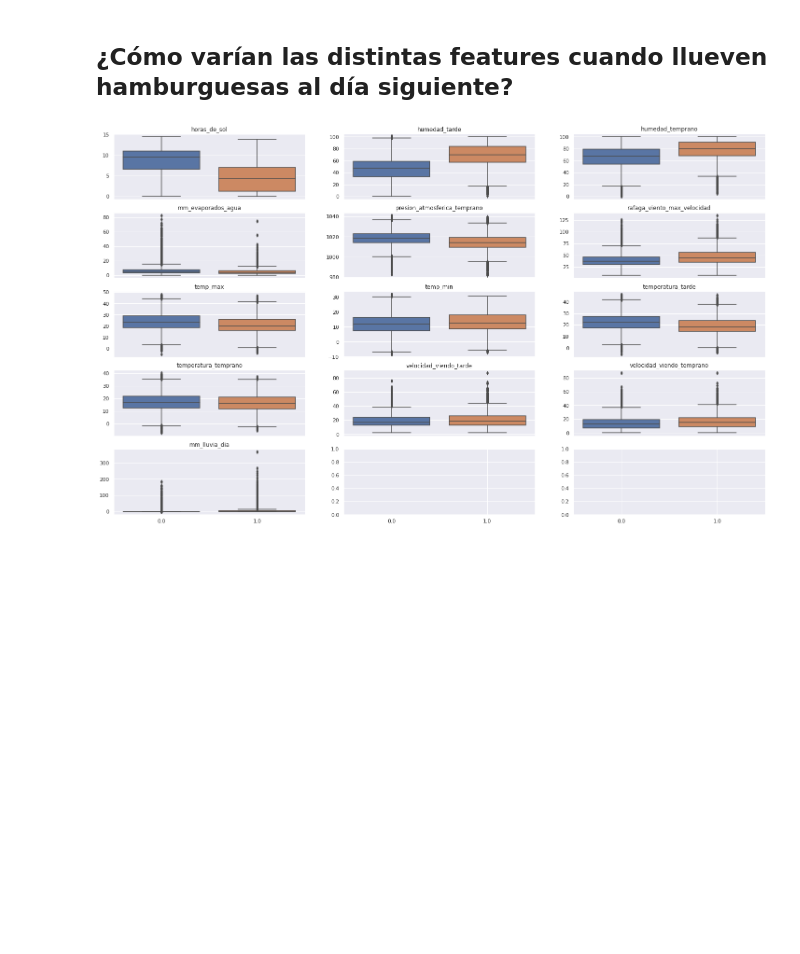
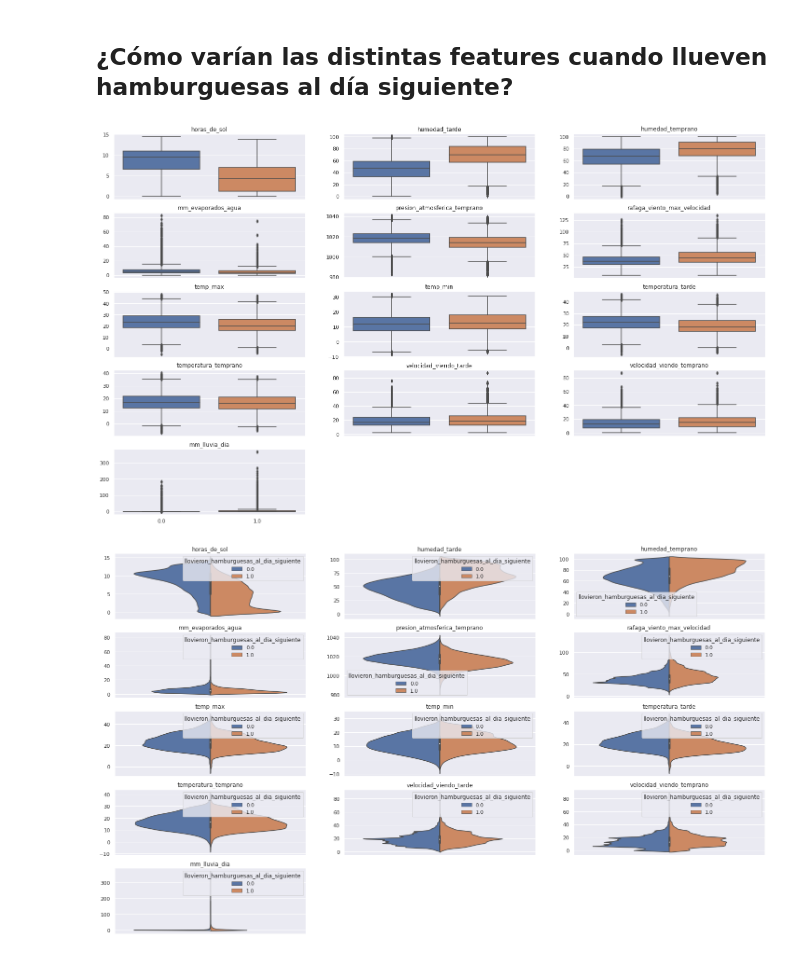
Before and after one commit to fdelu/orga-de-datos, a Jupyter notebook: TP1.ipynb, the cells around one changed output. Cells and saved outputs as stored; diff of their text form; code cells hidden in the pictures; blank space fills up the shorter version.

Commit message:
Opcion de violinplot y covarianzas

```diff
--- a/TP1.ipynb
+++ b/TP1.ipynb
@@ -238,11 +258,40 @@ for ax, feature in zip(axs.flat, features_num):
               ax=ax,
               x="llovieron_hamburguesas_al_dia_siguiente",
               y=feature,
-              data=df\
+              data=df,
       ).set(
               xlabel="",
               ylabel=""\
       )
+
+for ax in axs.flat[len(features_num):]:
+    ax.axis("off")
 plt.show()
 # %% [output]
-[figure, old version]
+[figure, new version]
+# %%
+fig, axs = plt.subplots((len(features_num) + 2)//3, 3, sharex=True, figsize=(25,15))
+#fig.set_dpi(50)
+
+#Otra alternativa, las conclusiones no son tan claras
+df["all"] = ""
+for ax, feature in zip(axs.flat, features_num):
+      ax.set_title(feature)
+      sns.violinplot(
+              ax=ax,
+              x="all",
+              hue="llovieron_hamburguesas_al_dia_siguiente",
+              y=feature,
+              data=df,
+              #palette="muted",
+              split=True\
+      ).set(
+              xlabel="",
+              ylabel=""\
+      )
+
+for ax in axs.flat[len(features_num):]:
+    ax.axis("off")
+plt.show()
+# %% [output]
+[figure, added]
```
Also changed, not shown: parts of 5 cells of this notebook.
